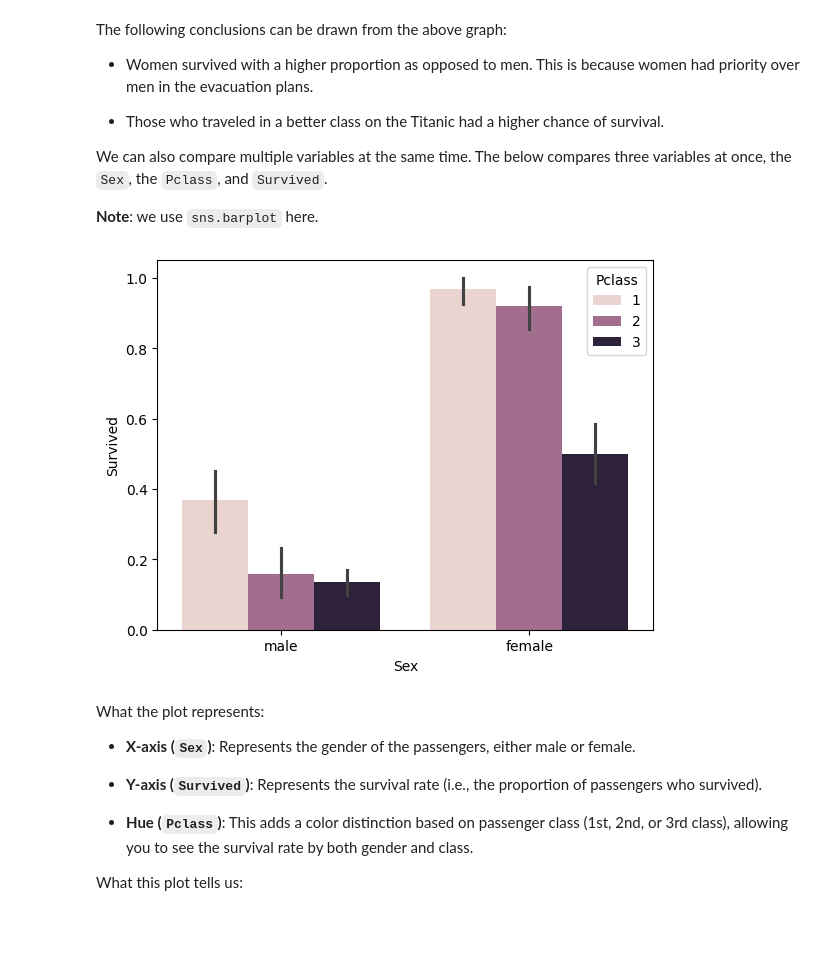
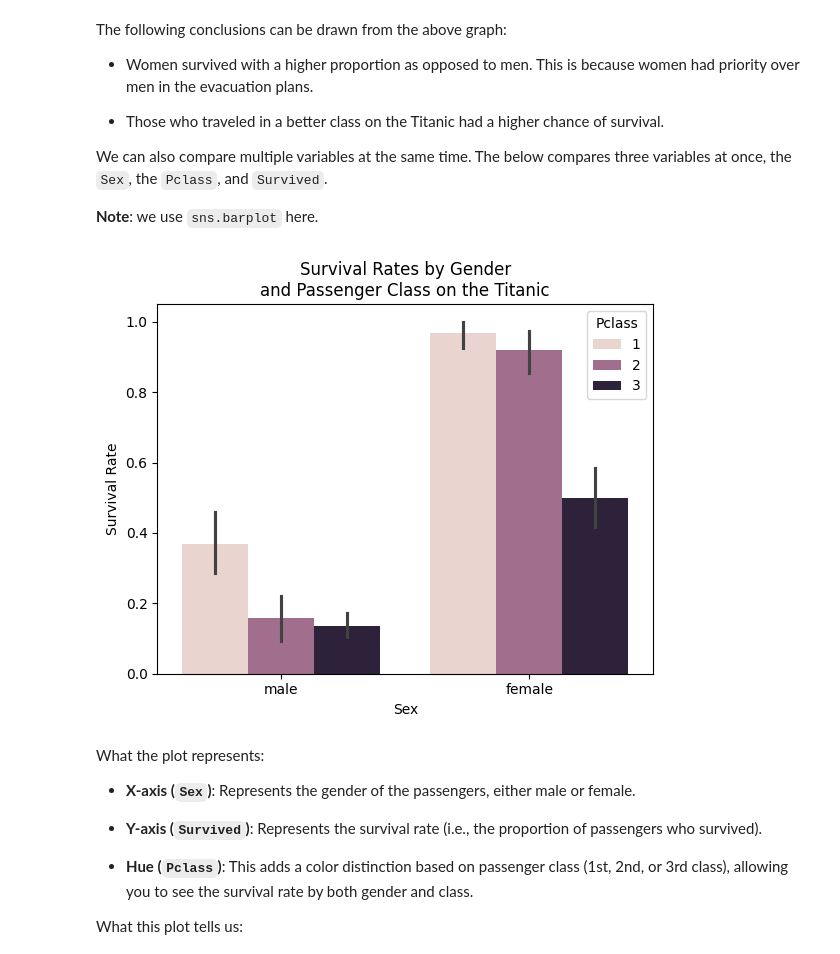
Before and after one commit to themarisolhernandez/ds-review-lessons, a Jupyter notebook: 16-exploratory-data-analysis.ipynb, the cells around one changed output. Saved outputs shown, nothing was run; the diff lists cells and outputs as text; code cells hidden in the pictures; blank space fills up the shorter version.

```diff
--- a/16-exploratory-data-analysis.ipynb
+++ b/16-exploratory-data-analysis.ipynb
@@ -737,9 +740,11 @@ We can also compare multiple variables at the same time. The below compares thre
 **Note**: we use `sns.barplot` here.
 # %%
 sns.barplot(data = df, x = "Sex", y = "Survived", hue = "Pclass")
+plt.ylabel("Survival Rate")
+plt.title("Survival Rates by Gender\nand Passenger Class on the Titanic")
 plt.show()
 # %% [output]
-[figure, old version]
+[figure, new version]
 # %% [markdown]
 What the plot represents:
 - **X-axis (`Sex`)**: Represents the gender of the passengers, either male or female.
```
Also changed, not shown: parts of 38 cells of this notebook, 4 other files.
